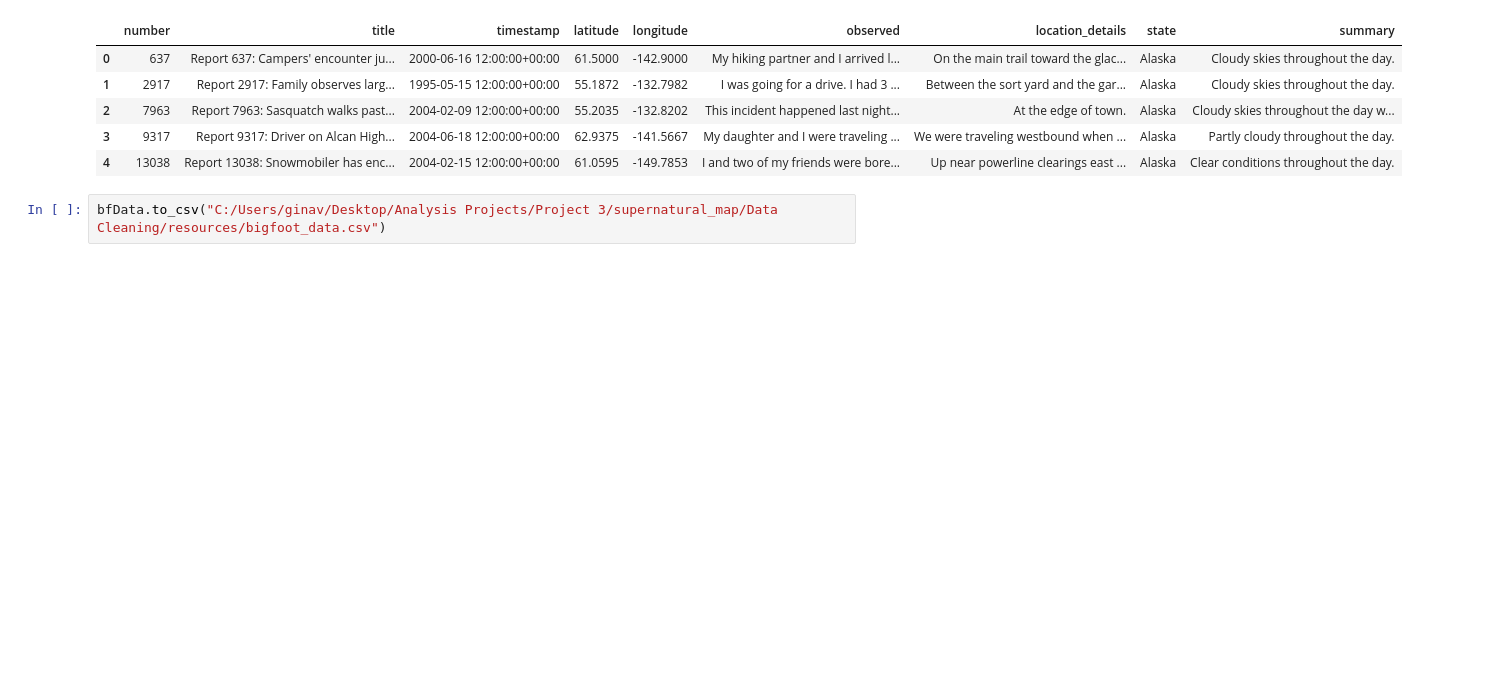
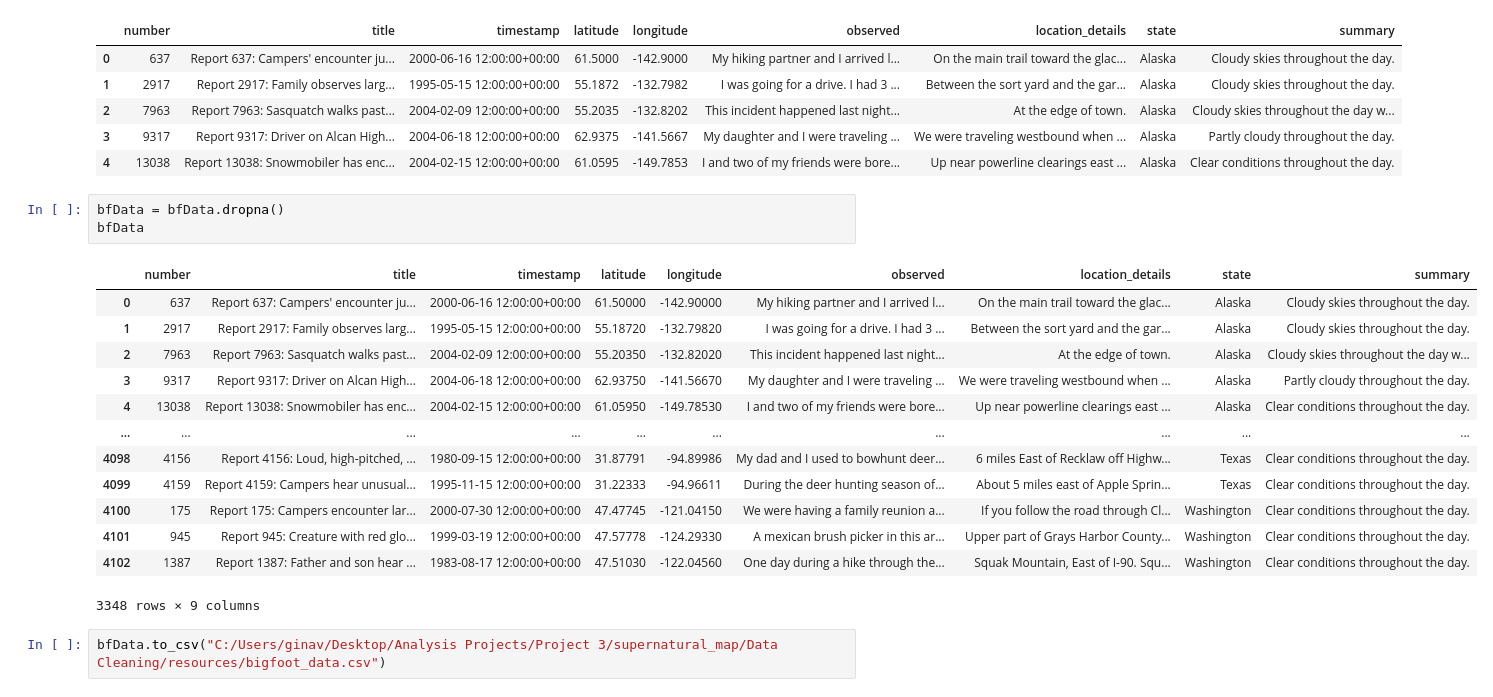
Before and after one commit to Morgen-Henry/supernatural_map, a Jupyter notebook: Data Cleaning/datacleaning.ipynb, the cells around one changed output. Cells and saved outputs as stored; diff of their text form; blank space fills up the shorter version.

Commit message:
finished bigfoot data

```diff
--- a/Data Cleaning/datacleaning.ipynb
+++ b/Data Cleaning/datacleaning.ipynb
@@ -111,6 +111,23 @@ bfData.head()
 | 2 | 7963 | Report 7963: Sasquatch walks past... | 2004-02-09 12:00:00+00:00 | 55.2035 | -132.8202 | This incident happened last night... | At the edge of town. | Alaska | Cloudy skies throughout the day w... |
 | 3 | 9317 | Report 9317: Driver on Alcan High... | 2004-06-18 12:00:00+00:00 | 62.9375 | -141.5667 | My daughter and I were traveling ... | We were traveling westbound when ... | Alaska | Partly cloudy throughout the day. |
 | 4 | 13038 | Report 13038: Snowmobiler has enc... | 2004-02-15 12:00:00+00:00 | 61.0595 | -149.7853 | I and two of my friends were bore... | Up near powerline clearings east ... | Alaska | Clear conditions throughout the day. |
+# %%
+bfData = bfData.dropna()
+bfData
+# %% [output]
+|  | number | title | timestamp | latitude | longitude | observed | location_details | state | summary |
+| 0 | 637 | Report 637: Campers' encounter ju... | 2000-06-16 12:00:00+00:00 | 61.50000 | -142.90000 | My hiking partner and I arrived l... | On the main trail toward the glac... | Alaska | Cloudy skies throughout the day. |
+| 1 | 2917 | Report 2917: Family observes larg... | 1995-05-15 12:00:00+00:00 | 55.18720 | -132.79820 | I was going for a drive. I had 3 ... | Between the sort yard and the gar... | Alaska | Cloudy skies throughout the day. |
+| 2 | 7963 | Report 7963: Sasquatch walks past... | 2004-02-09 12:00:00+00:00 | 55.20350 | -132.82020 | This incident happened last night... | At the edge of town. | Alaska | Cloudy skies throughout the day w... |
+| 3 | 9317 | Report 9317: Driver on Alcan High... | 2004-06-18 12:00:00+00:00 | 62.93750 | -141.56670 | My daughter and I were traveling ... | We were traveling westbound when ... | Alaska | Partly cloudy throughout the day. |
+| 4 | 13038 | Report 13038: Snowmobiler has enc... | 2004-02-15 12:00:00+00:00 | 61.05950 | -149.78530 | I and two of my friends were bore... | Up near powerline clearings east ... | Alaska | Clear conditions throughout the day. |
+| ... | ... | ... | ... | ... | ... | ... | ... | ... | ... |
+| 4098 | 4156 | Report 4156: Loud, high-pitched, ... | 1980-09-15 12:00:00+00:00 | 31.87791 | -94.89986 | My dad and I used to bowhunt deer... | 6 miles East of Recklaw off Highw... | Texas | Clear conditions throughout the day. |
+| 4099 | 4159 | Report 4159: Campers hear unusual... | 1995-11-15 12:00:00+00:00 | 31.22333 | -94.96611 | During the deer hunting season of... | About 5 miles east of Apple Sprin... | Texas | Clear conditions throughout the day. |
+| 4100 | 175 | Report 175: Campers encounter lar... | 2000-07-30 12:00:00+00:00 | 47.47745 | -121.04150 | We were having a family reunion a... | If you follow the road through Cl... | Washington | Clear conditions throughout the day. |
+| 4101 | 945 | Report 945: Creature with red glo... | 1999-03-19 12:00:00+00:00 | 47.57778 | -124.29330 | A mexican brush picker in this ar... | Upper part of Grays Harbor County... | Washington | Clear conditions throughout the day. |
+| 4102 | 1387 | Report 1387: Father and son hear ... | 1983-08-17 12:00:00+00:00 | 47.51030 | -122.04560 | One day during a hike through the... | Squak Mountain, East of I-90. Squ... | Washington | Clear conditions throughout the day. |
+3348 rows × 9 columns
 # %%
 bfData.to_csv("C:/Users/ginav/Desktop/Analysis Projects/Project 3/supernatural_map/Data Cleaning/resources/bigfoot_data.csv")
 # %%
```
Also changed, not shown: parts of 9 cells of this notebook, 1 other file.
